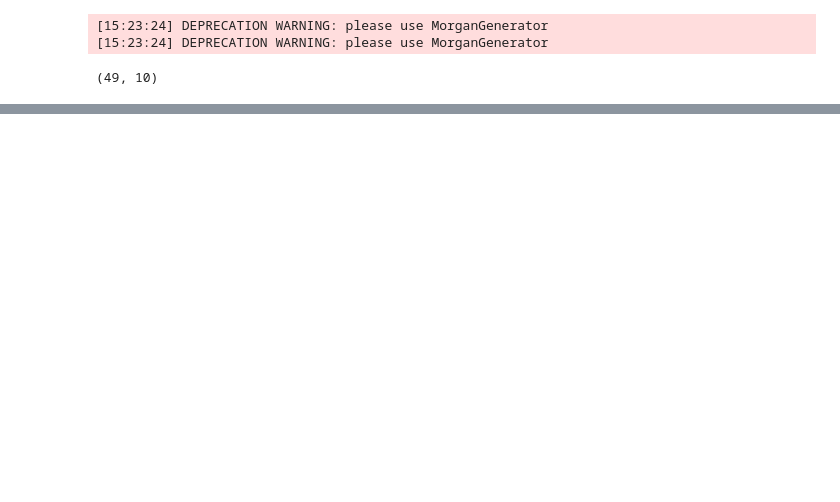
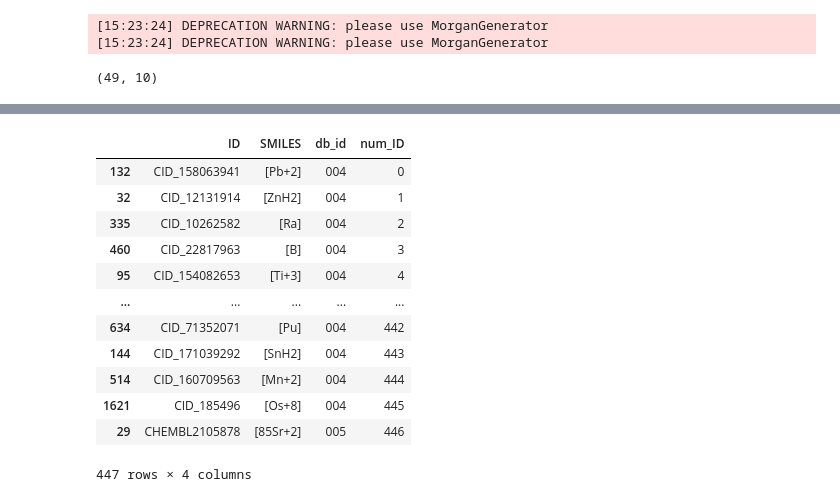
Before and after one commit to zaky02/LibMiner, a Jupyter notebook: clean/cluster_search.ipynb, the cells around one changed output, grey strips where cells are left out. Drawn from its saved outputs; the diff is of its cells as text; code cells hidden in the pictures; blank space fills up the shorter version.

Commit message:
add final_deduplication counts

```diff
--- a/clean/cluster_search.ipynb
+++ b/clean/cluster_search.ipynb
@@ -1589,0 +1751,37 @@ bits.sum(),bits2.sum()
+# %%
+out_path = Path("../../Molecular_database")
+hacs = sorted(out_path.glob("HAC_[1,2]"))
+# %%
+def assign_ids(df, partition_offsets, global_offset, meta):
+    """
+    Assign unique sequential IDs per partition using map_partitions.
+    `partition_offsets` must be broadcast as list of integers.
+    """
+    # Each partition gets its starting offset from partition_offsets
+    def add_ids(partition, partition_info=None):
+        pid = partition_info["number"]
+        offset = partition_offsets[pid]
+        partition["num_ID"] = np.arange(len(partition), dtype=np.int64) + global_offset + offset
+        return partition
+
+    return df.map_partitions(add_ids, meta=meta)
+# %%
+current_offset = 0
+meta = {"ID": "string", "SMILES": "string", "db_id": "string", "num_ID": "int64"}
+use_cols=["ID", "SMILES"]
+test = []
+for hac_folders in hacs:
+    hac = hac_folders.name.split("_")[-1]
+    ddf_merged = dd.read_parquet(f"{hac_folders}/*.parquet",
+                                columns=[*use_cols, "db_id"])
+    ddf_merged = ddf_merged.drop_duplicates(subset=["ID"]).drop_duplicates(subset="SMILES")
+    # Compute number of rows per partition (fast metadata op)
+    partition_lengths = ddf_merged.map_partitions(len).compute()
+    print(partition_lengths)
+    partition_offsets = np.insert(np.cumsum(partition_lengths[:-1]), 0, 0)
+    print(partition_offsets)
+    ddf_merged = assign_ids(ddf_merged, partition_offsets, current_offset, meta)
+    ddf_merged = ddf_merged.repartition(npartitions=5)
+    test.append(ddf_merged.compute())
+    count = int(sum(partition_lengths))
+    current_offset = current_offset + count
@@ -1589,0 +1806,16 @@ bits.sum(),bits2.sum()
+# %%
+test[0]
+# %% [output]
+|  | ID | SMILES | db_id | num_ID |
+| 132 | CID_158063941 | [Pb+2] | 004 | 0 |
+| 32 | CID_12131914 | [ZnH2] | 004 | 1 |
+| 335 | CID_10262582 | [Ra] | 004 | 2 |
+| 460 | CID_22817963 | [B] | 004 | 3 |
+| 95 | CID_154082653 | [Ti+3] | 004 | 4 |
+| ... | ... | ... | ... | ... |
+| 634 | CID_71352071 | [Pu] | 004 | 442 |
+| 144 | CID_171039292 | [SnH2] | 004 | 443 |
+| 514 | CID_160709563 | [Mn+2] | 004 | 444 |
+| 1621 | CID_185496 | [Os+8] | 004 | 445 |
+| 29 | CHEMBL2105878 | [85Sr+2] | 005 | 446 |
+447 rows × 4 columns
```
Also changed, not shown: parts of 29 cells of this notebook, 2 other files.
